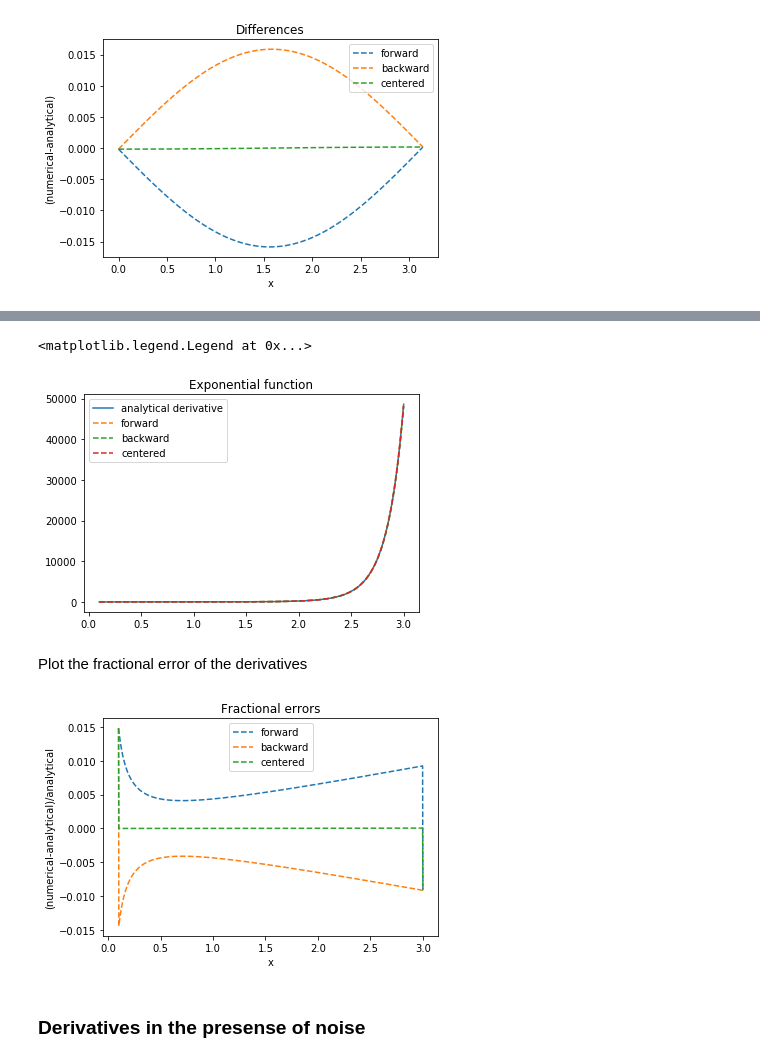
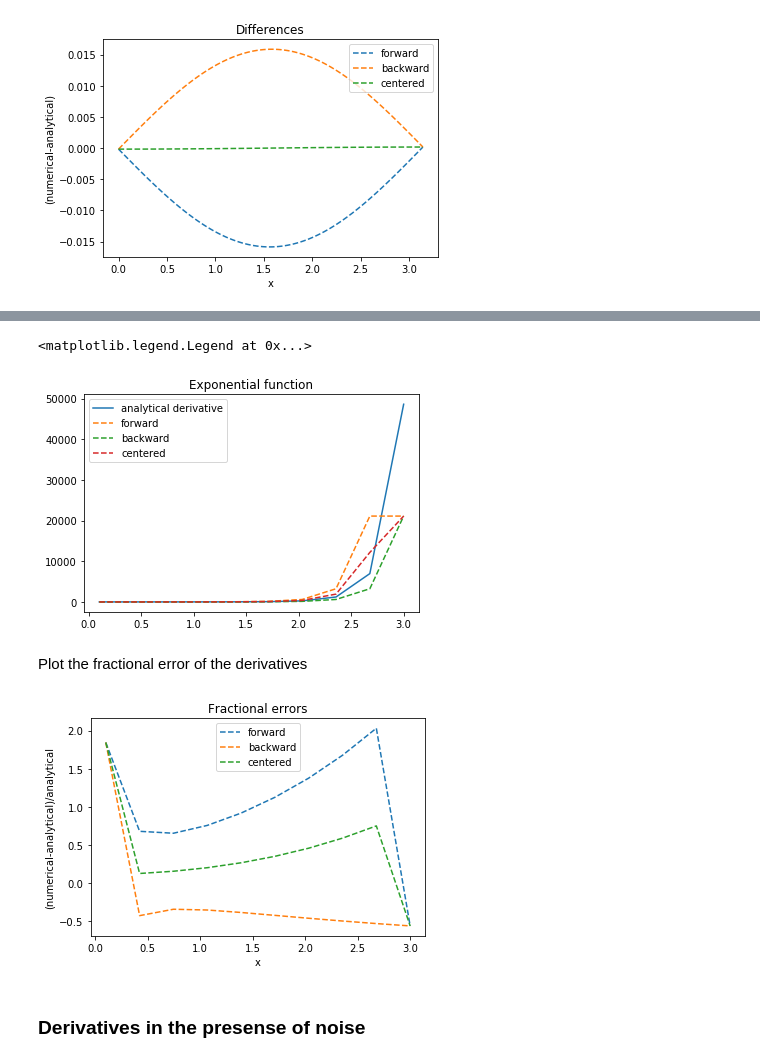
Before and after one commit to ds-connectors/PHYSICS-88, a Jupyter notebook: sp20/Week9/Lecture08a.ipynb, the cells around one changed output, grey strips where cells are left out. Drawn from its saved outputs; the diff is of its cells as text; code cells hidden in the pictures.

```diff
--- a/sp20/Week9/Lecture08a.ipynb
+++ b/sp20/Week9/Lecture08a.ipynb
@@ -181,7 +181,7 @@ work well for very smooth data. they are surprisingly fast even up to
 10000 points in the vector.
 '''
 
-x = np.linspace(0.1,3,1000)
+x = np.linspace(0.1,3,10)
 y = np.exp(x**2)
 dy_analytical = 2*x*np.exp(x**2)
 '''
@@ -237,5 +237,5 @@ legend(loc='upper left')
 <matplotlib.legend.Legend at 0x...>
-[figure, old version]
+[figure, new version]
 # %% [markdown]
 Plot the fractional error of the derivatives
 # %%
@@ -253,7 +253,7 @@ plt.ylabel('(numerical-analytical)/analytical')
 legend(loc='upper center')
 plt.show()
 # %% [output]
-[figure, old version]
+[figure, new version]
 # %% [markdown]
 ### Derivatives in the presense of noise
 # %%
```
Also changed, not shown: parts of 4 cells of this notebook, 1 other file.
